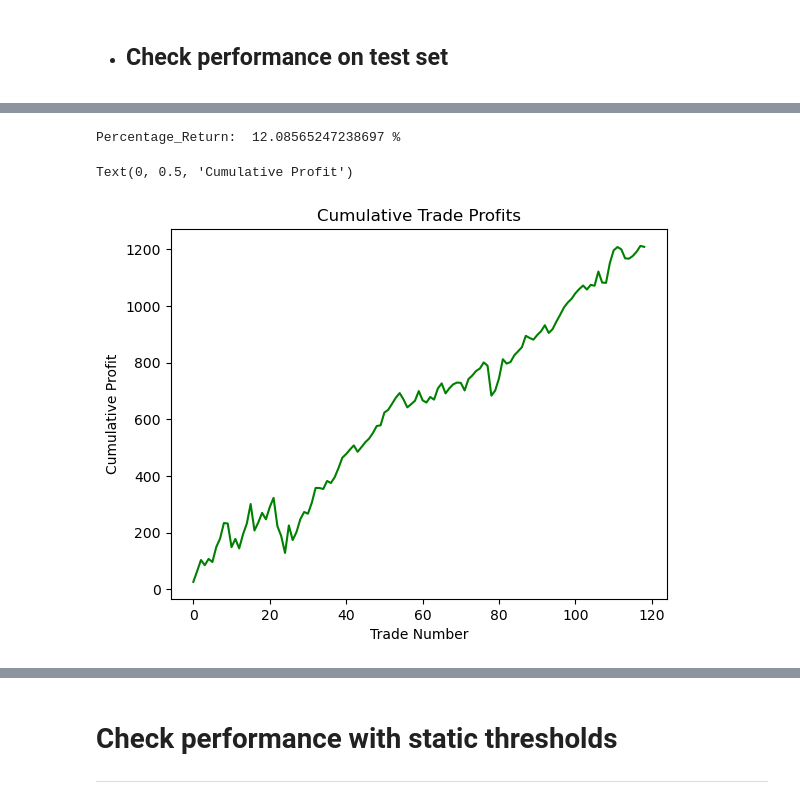
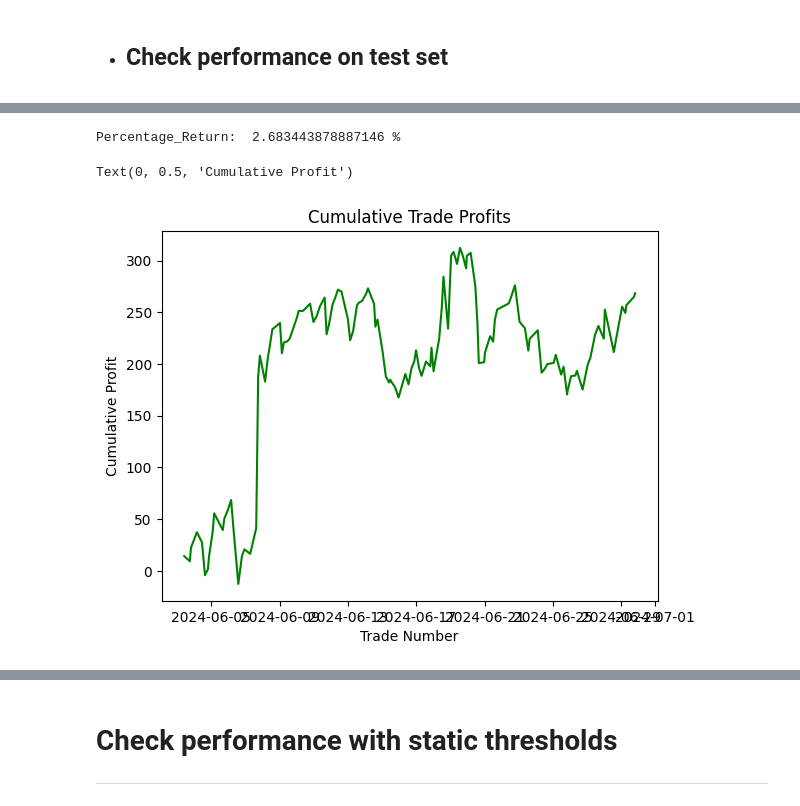
Before and after one commit to alexandrosdp/PairsTrading, a Jupyter notebook: deep_q_learning.ipynb, the cells around one changed output, grey strips where cells are left out. Saved outputs shown, nothing was run; the diff lists cells and outputs as text; code cells hidden in the pictures.

Commit message:
Deep Q learning 5 (Trying to improve performance on test set)

```diff
--- a/deep_q_learning.ipynb
+++ b/deep_q_learning.ipynb
@@ -98,7 +98,7 @@ Computing spread series and beta series...
 # %%
 
 #prices_test = prices.loc['2024-06-01 00:00:00':'2024-06-29 23:55:00']
-prices_test = prices.loc['2024-03-01 00:00:00':'2024-03-31 23:55:00']
+prices_test = prices.loc['2024-06-01 00:00:00':'2024-06-30 23:55:00']
 
 
 #Only use the first month of prices for now
@@ -282,9 +347,11 @@ online_net_trained.load_state_dict(torch.load('dqn_model.pth'))
 # %% [markdown]
 * ## Check performance on test set
 # %%
-tx_cost = 0.0
+#tx_cost = 0.0
+tx_cost = 0.00025
 
-test_rewards,trade_profits,actions,episodes,metrics = evaluate_dqn(
+
+test_rewards,trade_profits,cumulative_profit_series,actions,episodes,metrics = evaluate_dqn(
     online_net_trained,
     zscore_series_test,
     prices_test,
@@ -299,0 +367,16 @@ print(metrics)
+# %%
+#Create a list of trade exit times from trade_profits
+agent_trade_exit_times = []
+for trade in trade_profits:
+    if trade != 0:
+        trade_exit_time = trade[0]
+        agent_trade_exit_times.append(trade_exit_time)
+
+#Create a list of the actual trade profits
+agent_trade_profits = []
+for trade in trade_profits:
+    if trade != 0:
+        trade_profit = trade[1]
+        agent_trade_profits.append(trade_profit)
+
+agent_trade_profits
@@ -299,0 +401,4 @@ print(metrics)
+# %%
+trade_profits_cumulative_agent = np.cumsum(agent_trade_profits)
+trade_profits_cumulative_agent = pd.Series(trade_profits_cumulative_agent, index=agent_trade_exit_times)
+trade_profits_cumulative_agent
@@ -334,11 +427,10 @@ Episode {'trade_start': Timestamp('2024-03-03 08:30:00'), 'trade_end': Timestamp
 # %%
-trade_profits_cumulative = np.cumsum(trade_profits)
-plt.plot(trade_profits_cumulative, color = 'green')
-print("Percentage_Return: ", (trade_profits_cumulative[-1] / initial_capital) * 100,"%")
+plt.plot(trade_profits_cumulative_agent, color = 'green')
+print("Percentage_Return: ", (trade_profits_cumulative_agent[-1] / initial_capital) * 100,"%")
 plt.title('Cumulative Trade Profits')
 plt.xlabel('Trade Number')
 plt.ylabel('Cumulative Profit')
 # %% [output]
-Percentage_Return:  12.08565247238697 %
+Percentage_Return:  2.683443878887146 %
 Text(0, 0.5, 'Cumulative Profit')
-[figure, old version]
+[figure, new version]
```
Also changed, not shown: parts of 25 cells of this notebook, 3 other files.
